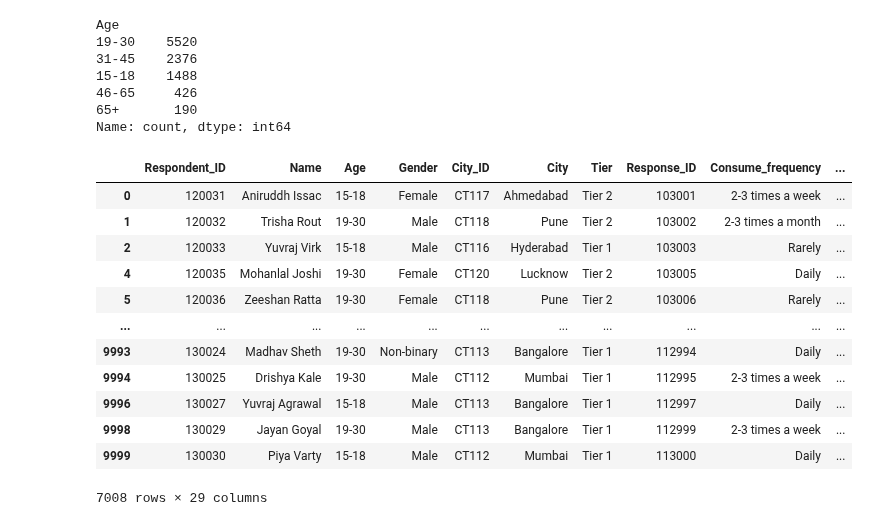
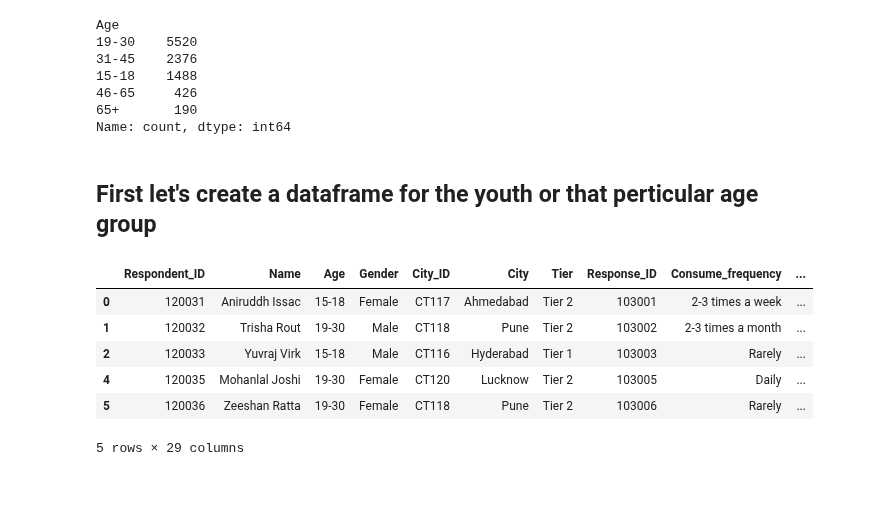
Before and after one commit to sourabhms66/Food_-_Beverage_Marketing, a Jupyter notebook: codes.ipynb, the cells around one changed output. Drawn from its saved outputs; the diff is of its cells as text; code cells hidden in the pictures; blank space fills up the shorter version.

```diff
--- a/codes.ipynb
+++ b/codes.ipynb
@@ -238,21 +238,17 @@ Age
 46-65     426
 65+       190
 Name: count, dtype: int64
+# %% [markdown]
+## First let's create a dataframe for the youth or that perticular age group
 # %%
 youth_marketing_channels = df.query("(Age == '15-18')|(Age == '19-30')").copy()
 # %%
-youth_marketing_channels
+youth_marketing_channels.head()
 # %% [output]
 |  | Respondent_ID | Name | Age | Gender | City_ID | City | Tier | Response_ID | Consume_frequency | ... |
 | 0 | 120031 | Aniruddh Issac | 15-18 | Female | CT117 | Ahmedabad | Tier 2 | 103001 | 2-3 times a week | ... |
 | 1 | 120032 | Trisha Rout | 19-30 | Male | CT118 | Pune | Tier 2 | 103002 | 2-3 times a month | ... |
 | 2 | 120033 | Yuvraj Virk | 15-18 | Male | CT116 | Hyderabad | Tier 1 | 103003 | Rarely | ... |
 | 4 | 120035 | Mohanlal Joshi | 19-30 | Female | CT120 | Lucknow | Tier 2 | 103005 | Daily | ... |
 | 5 | 120036 | Zeeshan Ratta | 19-30 | Female | CT118 | Pune | Tier 2 | 103006 | Rarely | ... |
-| ... | ... | ... | ... | ... | ... | ... | ... | ... | ... | ... |
-| 9993 | 130024 | Madhav Sheth | 19-30 | Non-binary | CT113 | Bangalore | Tier 1 | 112994 | Daily | ... |
-| 9994 | 130025 | Drishya Kale | 19-30 | Male | CT112 | Mumbai | Tier 1 | 112995 | 2-3 times a week | ... |
-| 9996 | 130027 | Yuvraj Agrawal | 15-18 | Male | CT113 | Bangalore | Tier 1 | 112997 | Daily | ... |
-| 9998 | 130029 | Jayan Goyal | 19-30 | Male | CT113 | Bangalore | Tier 1 | 112999 | 2-3 times a week | ... |
-| 9999 | 130030 | Piya Varty | 15-18 | Male | CT112 | Mumbai | Tier 1 | 113000 | Daily | ... |
-7008 rows × 29 columns
+5 rows × 29 columns
```
